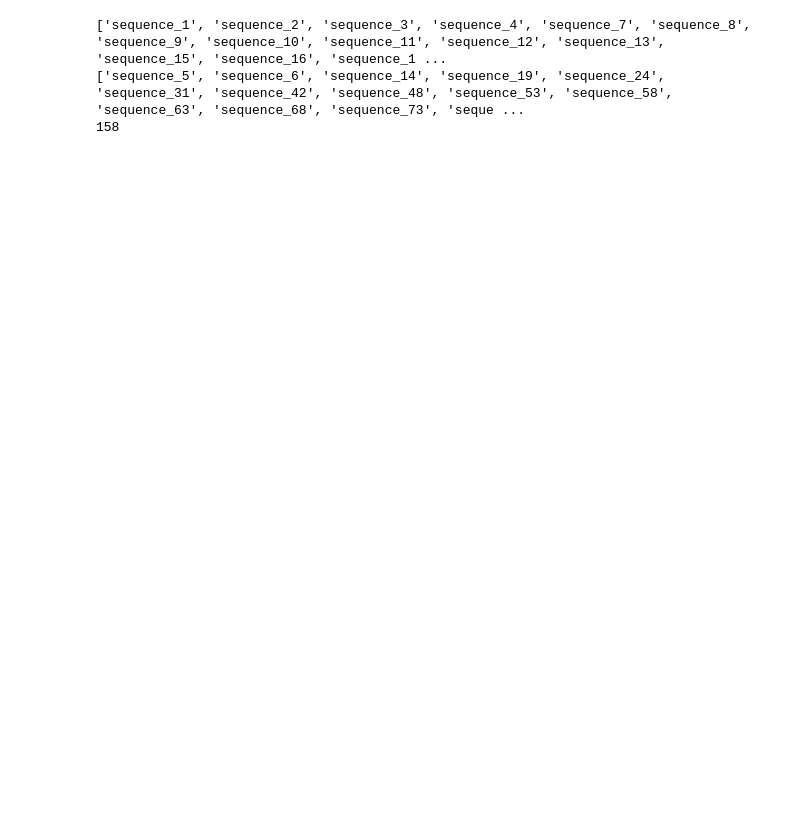
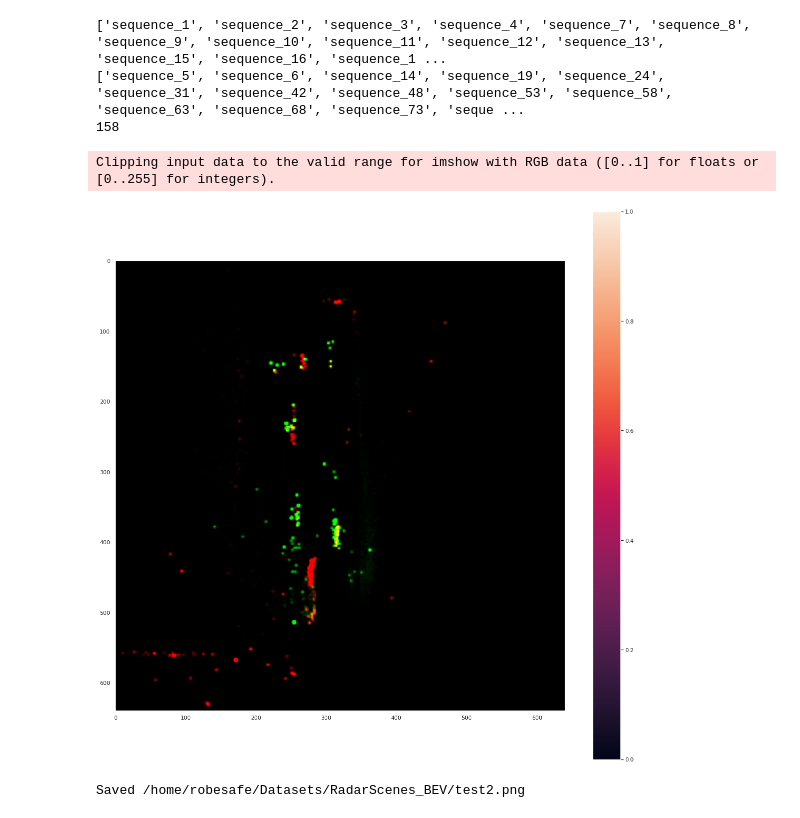
Before and after one commit to santimontiel/grid-mapping-radar, a Jupyter notebook: generate_grid_dataset.ipynb, the cells around one changed output. Saved outputs shown, nothing was run; the diff lists cells and outputs as text; code cells hidden in the pictures; blank space fills up the shorter version.

```diff
--- a/generate_grid_dataset.ipynb
+++ b/generate_grid_dataset.ipynb
@@ -252,3 +252,42 @@ trace1 = go.Scatter(
 data = [trace1]
 fig = go.Figure(data=data)
 fig.show()
+# %%
+# --- CREATE DATASET
+import cv2 as cv
+from scipy import ndimage
+
+KERNEL_SIZE = (7, 7)
+img_wo_blur = grid[:,:,0:3]
+img_blur = cv.GaussianBlur(img_wo_blur, KERNEL_SIZE, 0)
+
+
+plt.figure(figsize=(20, 20))
+plt.imshow(img_blur, interpolation='nearest')
+plt.colorbar()
+plt.grid()
+plt.show()
+
+# Set the path to the new dataset.
+PATH_TO_NEW_DATASET = "/home/robesafe/Datasets/RadarScenes_BEV"
+if not os.path.exists(PATH_TO_NEW_DATASET):
+    os.makedirs(PATH_TO_NEW_DATASET)
+
+# Multiply channels by 255 to get them in the range [0, 255].
+img_blur = img_blur * 255
+
+# Rotate the image 30 degrees clockwise.
+img_blur = ndimage.rotate(img_blur, 30)
+
+
+# Save the image
+data_filename = os.path.join(
+    PATH_TO_NEW_DATASET,
+    f"test2.png"
+)
+cv.imwrite(data_filename, img_blur)
+print(f"Saved {data_filename}")
+# %% [output]
+Clipping input data to the valid range for imshow with RGB data ([0..1] for floats or [0..255] for integers).
+[figure, added]
+Saved /home/robesafe/Datasets/RadarScenes_BEV/test2.png
```
Also changed, not shown: parts of 4 cells of this notebook, 1 other file.
